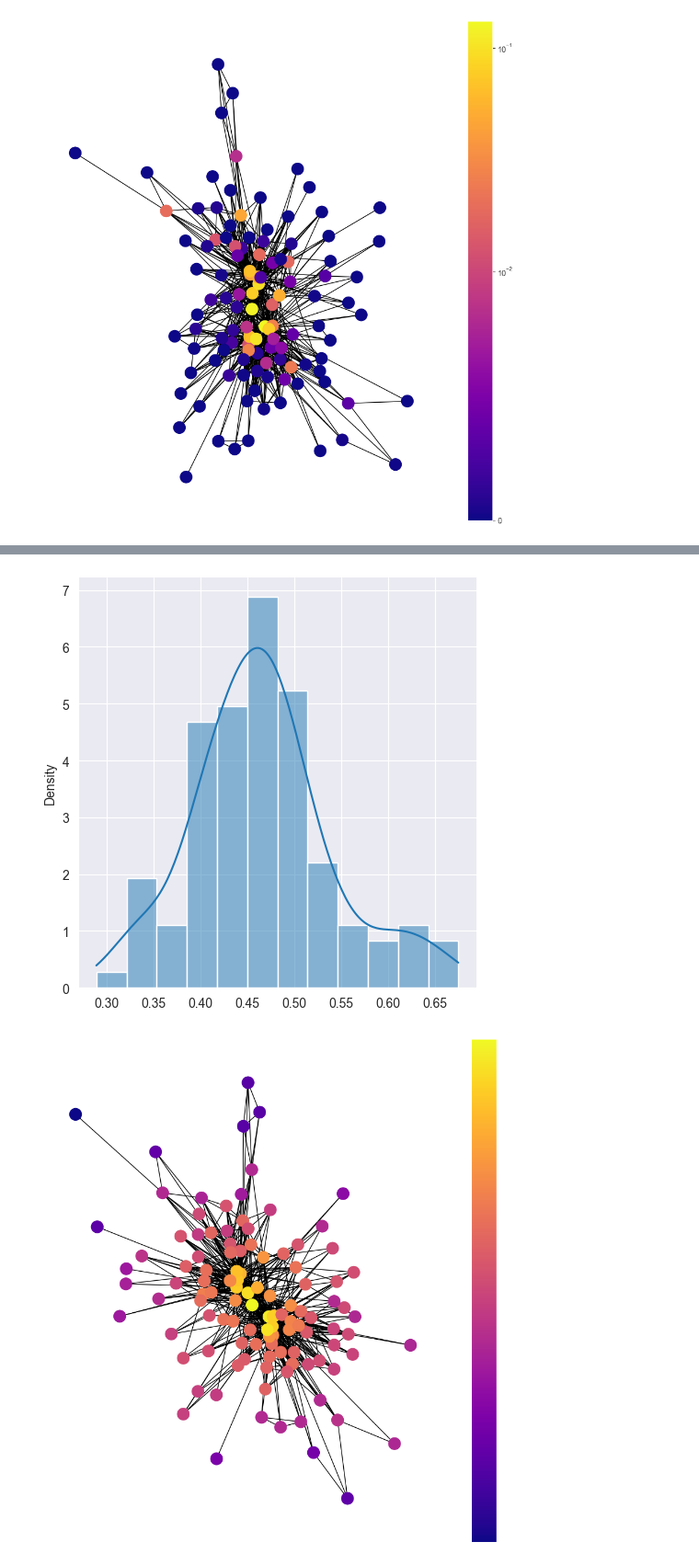
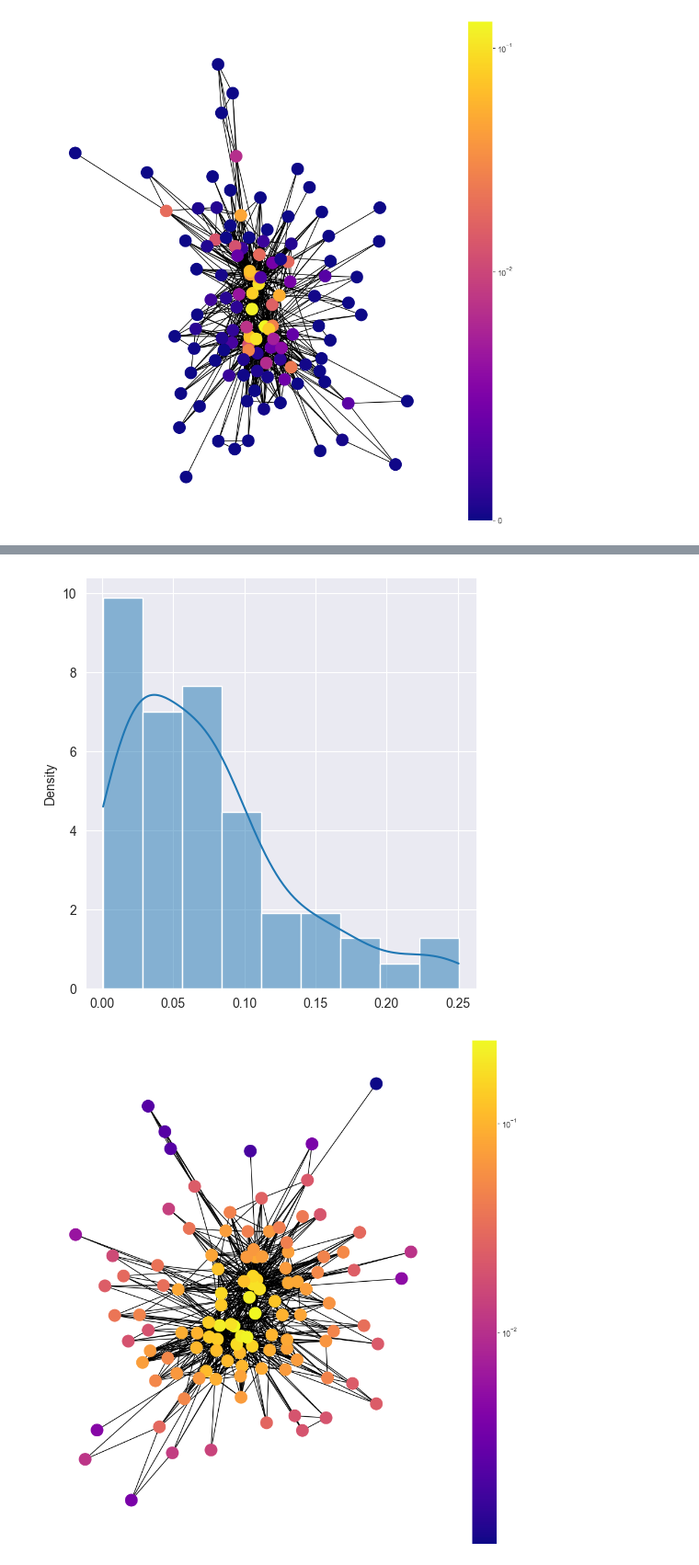
Before and after one commit to LorenzoLongarini/Star-Wars-SNA, a Jupyter notebook: notebooks/centrality_analysis.ipynb, the cells around one changed output, grey strips where cells are left out. Shown at 92% size. Drawn from its saved outputs; the diff is of its cells as text; code cells hidden in the pictures.

```diff
--- a/notebooks/centrality_analysis.ipynb
+++ b/notebooks/centrality_analysis.ipynb
@@ -110,7 +110,7 @@ LEIA : 0.05024881578153231
 #eigenvector centrality
 
 make_ec(G_interactions)
-make_cc(G_mentions)
+make_ec(G_mentions)
 # %% [output]
 Betwenness Centrality per le interazioni:
 ANAKIN : 0.3302815411844613
@@ -139,2 +139,2 @@ CHEWBACCA : 0.5863874345549738
-[figure, old version]
+[figure, new version]
-[figure, old version]
+[figure, new version]
```
Also changed, not shown: parts of 1 cell of this notebook, 1 other file.
